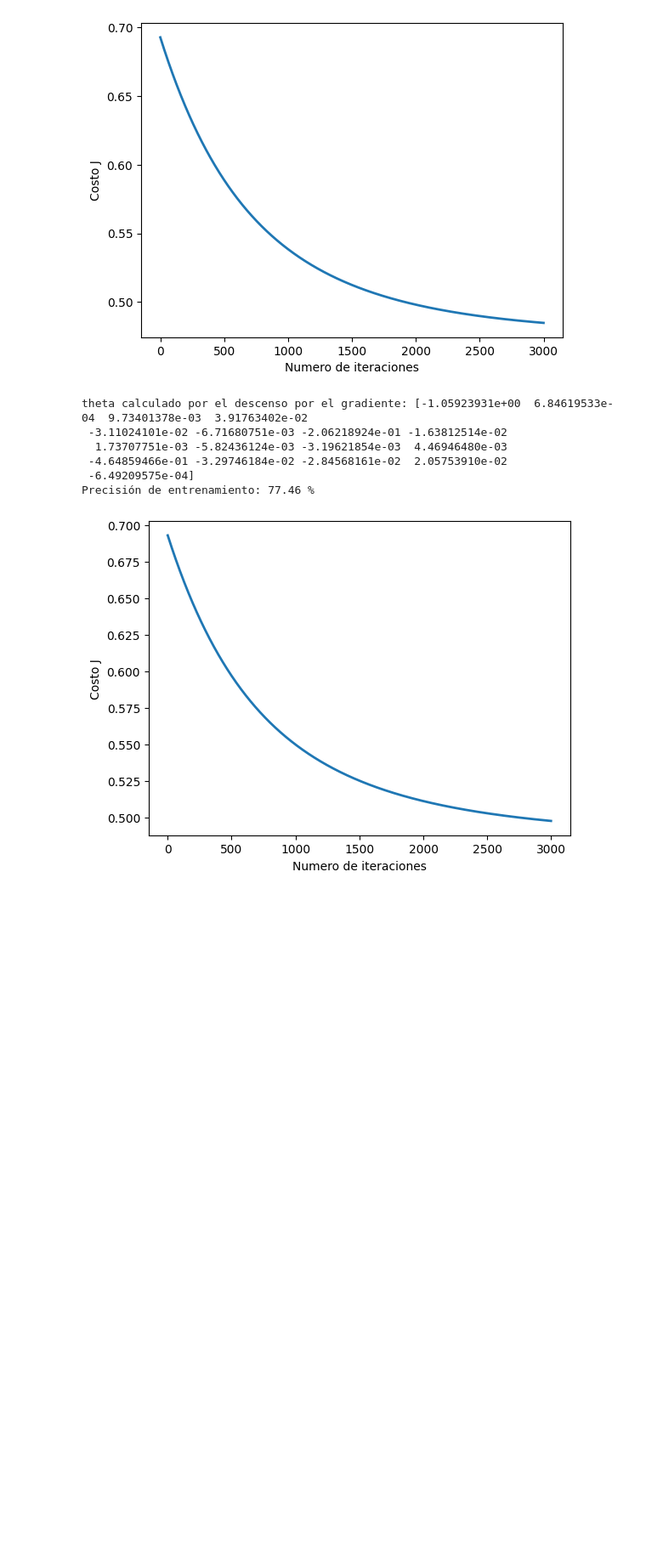
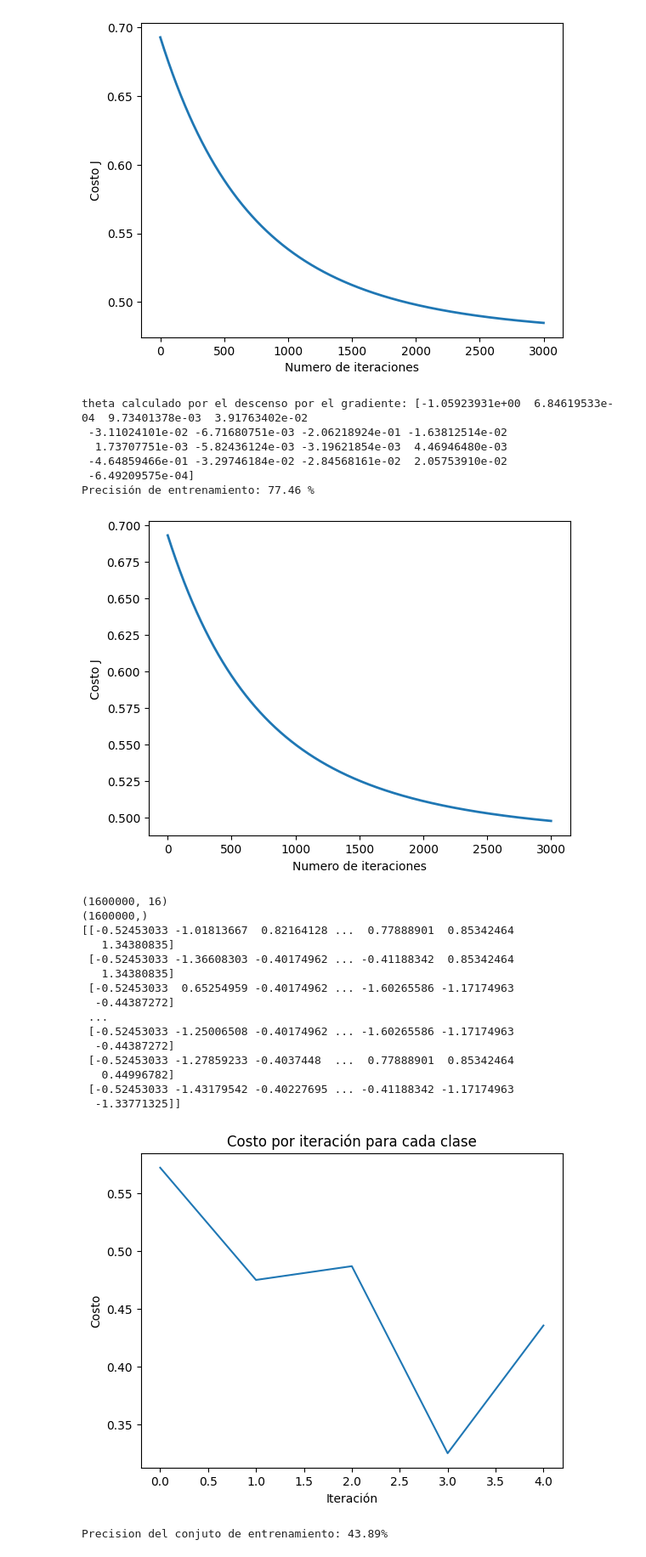
Before and after one commit to diegoOrd123/Examen-Primer-parcial, a Jupyter notebook: Primer_parcial.ipynb, the cells around one changed output. Shown: that part at 85% size. Drawn from its saved outputs; the diff is of its cells as text; code cells hidden in the pictures; blank space fills up the shorter version.

```diff
--- a/Primer_parcial.ipynb
+++ b/Primer_parcial.ipynb
@@ -307,7 +298,7 @@ m, n = X.shape
 # Agraga el termino de intercepción a A
 X_norm, mu, sigma = featureNormalize(X)
 X = X_norm
-X_allvsone = X.copy()
+X_onevsall = X.copy()
 X = np.concatenate([np.ones((m, 1)), X], axis=1)
 # %%
 print(X)
@@ -322,7 +313,8 @@ test_indices = indices[split_index:]
 
 X_train = X[train_indices]
 X_test = X[test_indices]
-
+X_onevsall_train = X_onevsall[train_indices]
+X_onevsall_test = X_onevsall[test_indices]
 Y_train = y[train_indices]
 Y_test = y[test_indices]
 print("Training set shape:", X_train.shape)
@@ -607,0 +513,57 @@ def oneVsAll(X, y, num_labels, lambda_):
+# %%
+def gradientDescent(X, y, theta, lambda_, alpha=0.1, num_iters=100):
+    m = len(y)
+    costs = []
+
+    for i in range(num_iters):
+        J, grad = lrCostFunction(theta, X, y, lambda_)
+        theta = theta - alpha * grad
+        costs.append(J)
+        print(f"Iteración {i+1}, Costo: {J}")
+
+    return theta, costs
+
+def oneVsAll(X, y, num_labels, lambda_, alpha=0.1, num_iters=100):
+    m, n = X.shape
+    all_theta = np.zeros((num_labels, n + 1))
+    X = np.concatenate([np.ones((m, 1)), X], axis=1)
+    all_costs = []
+
+    for c in np.arange(num_labels):
+        initial_theta = np.zeros(n + 1)
+        y_binary = (y == c).astype(int)
+        theta, costs = gradientDescent(X, y_binary, initial_theta, lambda_, alpha, num_iters)
+        all_theta[c] = theta
+        all_costs.append(costs)
+
+    return all_theta, all_costs
+# %%
+lambda_ = 0.1
+num_labels = 5
+print(X_onevsall_train.shape)
+print(Y_train.shape)
+
+print(X_onevsall_train)
+all_theta, costs = oneVsAll(X_onevsall_train, Y_train, num_labels, lambda_)
+plt.plot(costs)
+plt.xlabel('Iteración')
+plt.ylabel('Costo')
+plt.title('Costo por iteración para cada clase')
+plt.show()
+# %% [output]
+(1600000, 16)
+(1600000,)
+[[-0.52453033 -1.01813667  0.82164128 ...  0.77888901  0.85342464
+   1.34380835]
+ [-0.52453033 -1.36608303 -0.40174962 ... -0.41188342  0.85342464
+   1.34380835]
+ [-0.52453033  0.65254959 -0.40174962 ... -1.60265586 -1.17174963
+  -0.44387272]
+ ...
+ [-0.52453033 -1.25006508 -0.40174962 ... -1.60265586 -1.17174963
+  -0.44387272]
+ [-0.52453033 -1.27859233 -0.4037448  ...  0.77888901  0.85342464
+   0.44996782]
+ [-0.52453033 -1.43179542 -0.40227695 ... -0.41188342 -1.17174963
+  -1.33771325]]
+[figure, added]
@@ -607,0 +581,5 @@ def oneVsAll(X, y, num_labels, lambda_):
+# %%
+pred = predictOneVsAll(all_theta, X_onevsall_test)
+print('Precision del conjuto de entrenamiento: {:.2f}%'.format(np.mean(pred == Y_test) * 100))
+# %% [output]
+Precision del conjuto de entrenamiento: 43.89%
```
Also changed, not shown: parts of 16 cells of this notebook.
